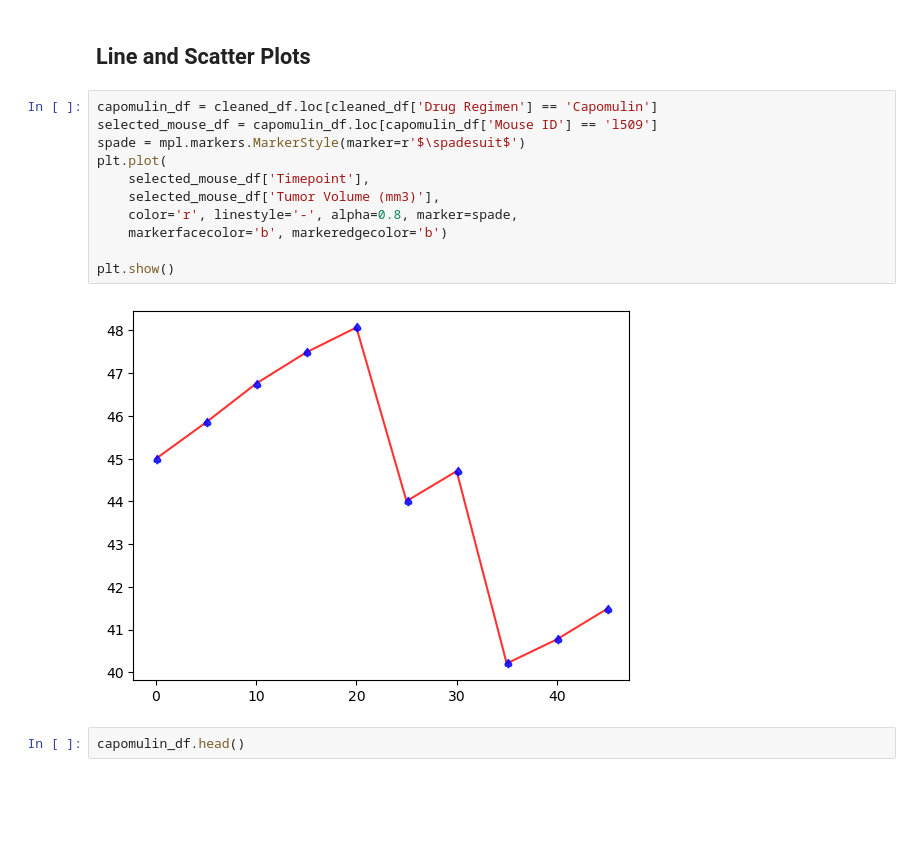
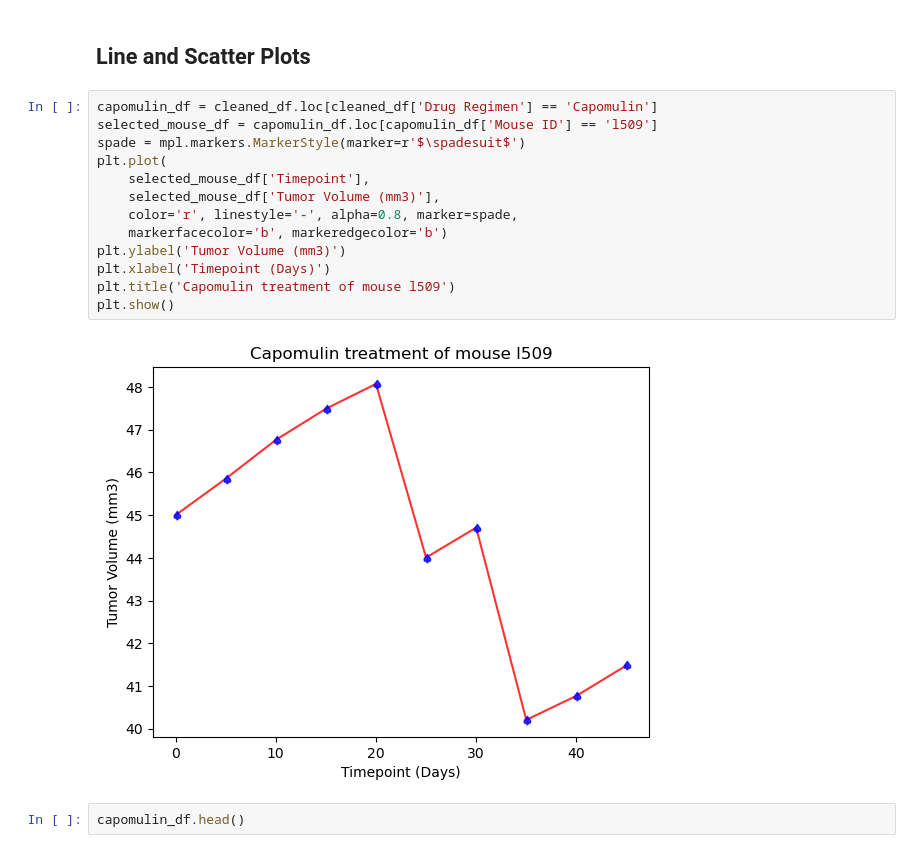
Before and after one commit to johnnycapra/matplotlib-challenge-analysis-h5, a Jupyter notebook: Pymaceuticals/Pymaceuticals.ipynb, the cells around one changed output. Cells and saved outputs as stored; diff of their text form; blank space fills up the shorter version.

```diff
--- a/Pymaceuticals/Pymaceuticals.ipynb
+++ b/Pymaceuticals/Pymaceuticals.ipynb
@@ -299,16 +306,18 @@ plt.plot()
 # %%
 capomulin_df = cleaned_df.loc[cleaned_df['Drug Regimen'] == 'Capomulin']
 selected_mouse_df = capomulin_df.loc[capomulin_df['Mouse ID'] == 'l509']
 spade = mpl.markers.MarkerStyle(marker=r'$\spadesuit$')
 plt.plot(
     selected_mouse_df['Timepoint'],
     selected_mouse_df['Tumor Volume (mm3)'],
     color='r', linestyle='-', alpha=0.8, marker=spade,
     markerfacecolor='b', markeredgecolor='b')
-
+plt.ylabel('Tumor Volume (mm3)')
+plt.xlabel('Timepoint (Days)')
+plt.title('Capomulin treatment of mouse l509')
 plt.show()
 # %% [output]
-[figure, old version]
+[figure, new version]
 # %%
 capomulin_df.head()
 # %% [output]
```
Also changed, not shown: parts of 2 cells of this notebook.
